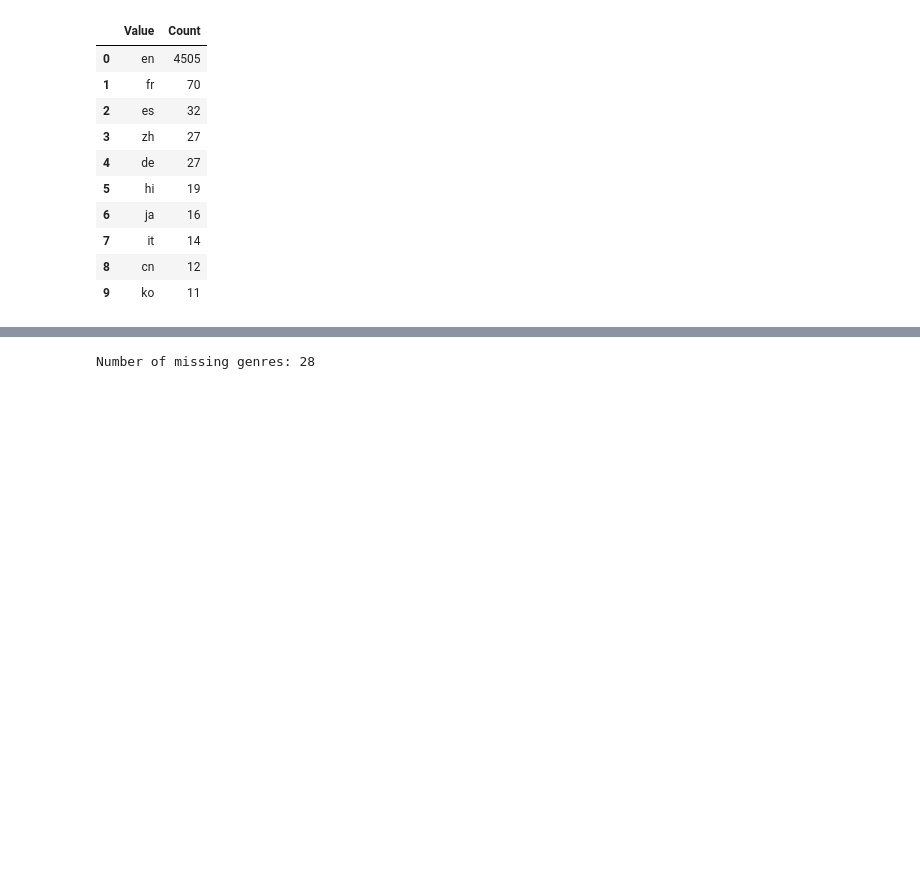
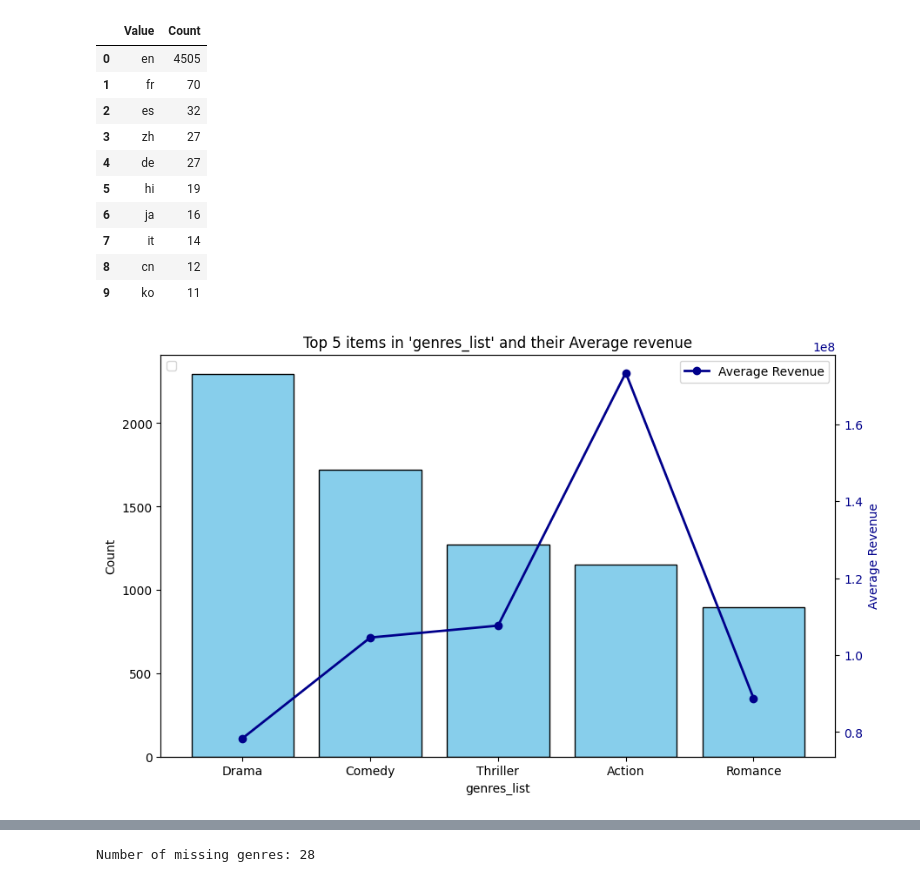
Before and after one commit to gem733/d100project, a Jupyter notebook: eda_cleaning.ipynb, the cells around one changed output, grey strips where cells are left out. Cells and saved outputs as stored; diff of their text form; code cells hidden in the pictures; blank space fills up the shorter version.

```diff
--- a/eda_cleaning.ipynb
+++ b/eda_cleaning.ipynb
@@ -251,13 +251,15 @@ tally_strings(df, "original_language").head(10)
 # %%
 from d100project.eda._plot_category import plot_category
 from d100project.data._load_data import load_data
 from d100project.eda._extract_name import extract_name
 
-# load dataset
+# Load dataset
 df = load_data()
 
 column = "genres"
 
 df = extract_name(df, column)
 
-plot_category(df, )
+plot_category(df, column + "_list", "revenue")
+# %% [output]
+[figure, added]
```
Also changed, not shown: parts of 2 cells of this notebook, 2 other files.
